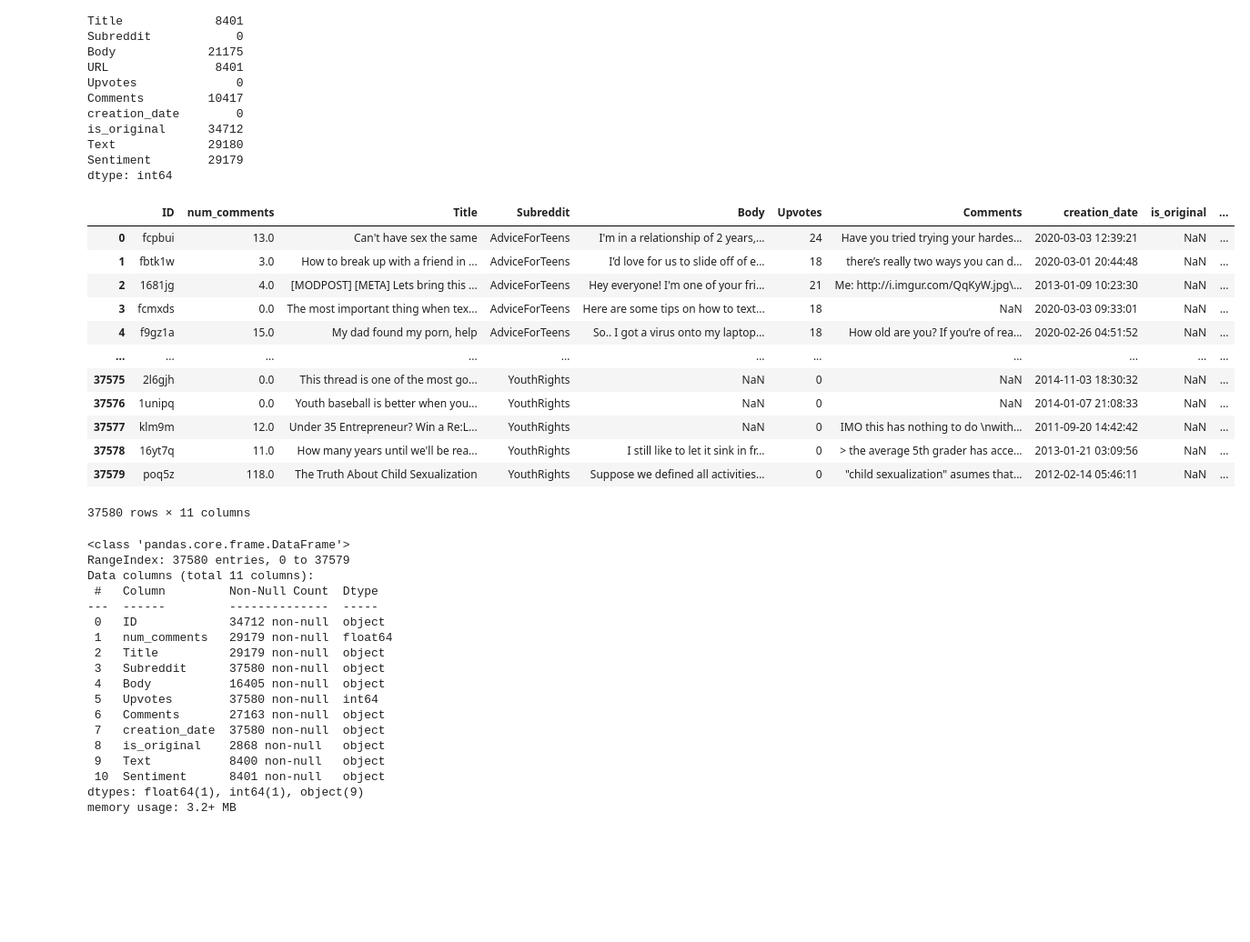
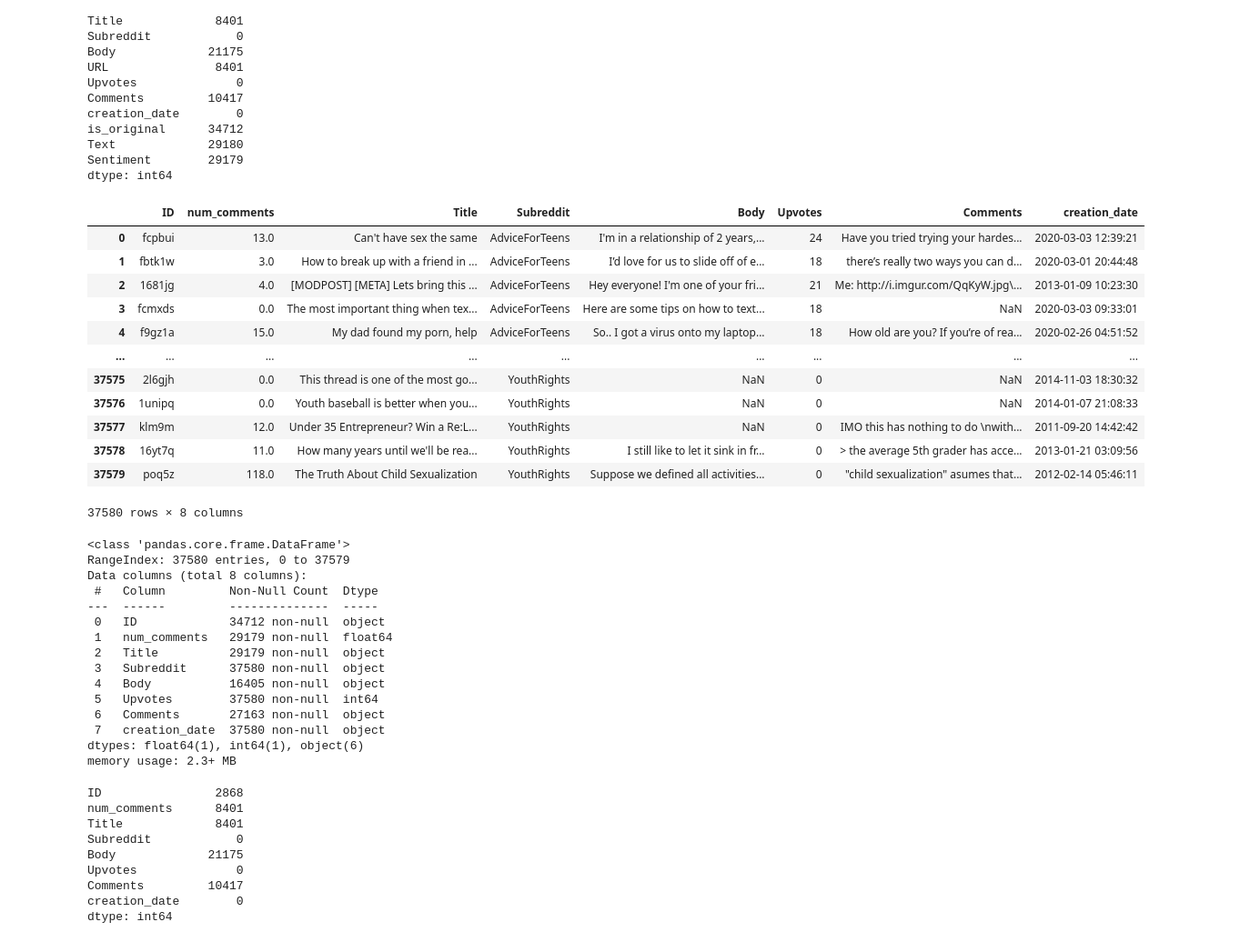
Before and after one commit to aryanrada/Analyze-Qualitative-Data-using-AI, a Jupyter notebook: analysis.ipynb, the cells around one changed output. Shown at 91% size. Drawn from its saved outputs; the diff is of its cells as text; code cells hidden in the pictures; blank space fills up the shorter version.

```diff
--- a/analysis.ipynb
+++ b/analysis.ipynb
@@ -53,28 +55,28 @@ Text             29180
 Sentiment        29179
 dtype: int64
 # %%
-data = data.drop(columns=['Unnamed: 0', 'is_Original', 'Flair', 'URL'])
+data = data.drop(columns=['Unnamed: 0', 'is_Original', 'Flair', 'URL', 'is_original', 'Text', 'Sentiment'])
 data
 # %% [output]
-|  | ID | num_comments | Title | Subreddit | Body | Upvotes | Comments | creation_date | is_original | ... |
-| 0 | fcpbui | 13.0 | Can't have sex the same | AdviceForTeens | I'm in a relationship of 2 years,... | 24 | Have you tried trying your hardes... | 2020-03-03 12:39:21 | NaN | ... |
-| 1 | fbtk1w | 3.0 | How to break up with a friend in ... | AdviceForTeens | I’d love for us to slide off of e... | 18 | there’s really two ways you can d... | 2020-03-01 20:44:48 | NaN | ... |
-| 2 | 1681jg | 4.0 | [MODPOST] [META] Lets bring this ... | AdviceForTeens | Hey everyone! I'm one of your fri... | 21 | Me: http://i.imgur.com/QqKyW.jpg\... | 2013-01-09 10:23:30 | NaN | ... |
-| 3 | fcmxds | 0.0 | The most important thing when tex... | AdviceForTeens | Here are some tips on how to text... | 18 | NaN | 2020-03-03 09:33:01 | NaN | ... |
-| 4 | f9gz1a | 15.0 | My dad found my porn, help | AdviceForTeens | So.. I got a virus onto my laptop... | 18 | How old are you? If you’re of rea... | 2020-02-26 04:51:52 | NaN | ... |
-| ... | ... | ... | ... | ... | ... | ... | ... | ... | ... | ... |
-| 37575 | 2l6gjh | 0.0 | This thread is one of the most go... | YouthRights | NaN | 0 | NaN | 2014-11-03 18:30:32 | NaN | ... |
-| 37576 | 1unipq | 0.0 | Youth baseball is better when you... | YouthRights | NaN | 0 | NaN | 2014-01-07 21:08:33 | NaN | ... |
-| 37577 | klm9m | 12.0 | Under 35 Entrepreneur? Win a Re:L... | YouthRights | NaN | 0 | IMO this has nothing to do \nwith... | 2011-09-20 14:42:42 | NaN | ... |
-| 37578 | 16yt7q | 11.0 | How many years until we'll be rea... | YouthRights | I still like to let it sink in fr... | 0 | > the average 5th grader has acce... | 2013-01-21 03:09:56 | NaN | ... |
-| 37579 | poq5z | 118.0 | The Truth About Child Sexualization | YouthRights | Suppose we defined all activities... | 0 | "child sexualization" asumes that... | 2012-02-14 05:46:11 | NaN | ... |
+|  | ID | num_comments | Title | Subreddit | Body | Upvotes | Comments | creation_date |
+| 0 | fcpbui | 13.0 | Can't have sex the same | AdviceForTeens | I'm in a relationship of 2 years,... | 24 | Have you tried trying your hardes... | 2020-03-03 12:39:21 |
+| 1 | fbtk1w | 3.0 | How to break up with a friend in ... | AdviceForTeens | I’d love for us to slide off of e... | 18 | there’s really two ways you can d... | 2020-03-01 20:44:48 |
+| 2 | 1681jg | 4.0 | [MODPOST] [META] Lets bring this ... | AdviceForTeens | Hey everyone! I'm one of your fri... | 21 | Me: http://i.imgur.com/QqKyW.jpg\... | 2013-01-09 10:23:30 |
+| 3 | fcmxds | 0.0 | The most important thing when tex... | AdviceForTeens | Here are some tips on how to text... | 18 | NaN | 2020-03-03 09:33:01 |
+| 4 | f9gz1a | 15.0 | My dad found my porn, help | AdviceForTeens | So.. I got a virus onto my laptop... | 18 | How old are you? If you’re of rea... | 2020-02-26 04:51:52 |
+| ... | ... | ... | ... | ... | ... | ... | ... | ... |
+| 37575 | 2l6gjh | 0.0 | This thread is one of the most go... | YouthRights | NaN | 0 | NaN | 2014-11-03 18:30:32 |
+| 37576 | 1unipq | 0.0 | Youth baseball is better when you... | YouthRights | NaN | 0 | NaN | 2014-01-07 21:08:33 |
+| 37577 | klm9m | 12.0 | Under 35 Entrepreneur? Win a Re:L... | YouthRights | NaN | 0 | IMO this has nothing to do \nwith... | 2011-09-20 14:42:42 |
+| 37578 | 16yt7q | 11.0 | How many years until we'll be rea... | YouthRights | I still like to let it sink in fr... | 0 | > the average 5th grader has acce... | 2013-01-21 03:09:56 |
+| 37579 | poq5z | 118.0 | The Truth About Child Sexualization | YouthRights | Suppose we defined all activities... | 0 | "child sexualization" asumes that... | 2012-02-14 05:46:11 |
-37580 rows × 11 columns
+37580 rows × 8 columns
 # %%
 data.info()
 # %% [output]
 <class 'pandas.core.frame.DataFrame'>
 RangeIndex: 37580 entries, 0 to 37579
-Data columns (total 11 columns):
+Data columns (total 8 columns):
  #   Column         Non-Null Count  Dtype
 ---  ------         --------------  -----
  0   ID             34712 non-null  object
@@ -85,11 +87,20 @@ Data columns (total 11 columns):
  5   Upvotes        37580 non-null  int64
  6   Comments       27163 non-null  object
  7   creation_date  37580 non-null  object
- 8   is_original    2868 non-null   object
- 9   Text           8400 non-null   object
- 10  Sentiment      8401 non-null   object
-dtypes: float64(1), int64(1), object(9)
-memory usage: 3.2+ MB
+dtypes: float64(1), int64(1), object(6)
+memory usage: 2.3+ MB
+# %%
+data.isnull().sum()
+# %% [output]
+ID                2868
+num_comments      8401
+Title             8401
+Subreddit            0
+Body             21175
+Upvotes              0
+Comments         10417
+creation_date        0
+dtype: int64
 # %%
 data.describe(include='all')
 # %% [output]
```
Also changed, not shown: parts of 12 cells of this notebook.
